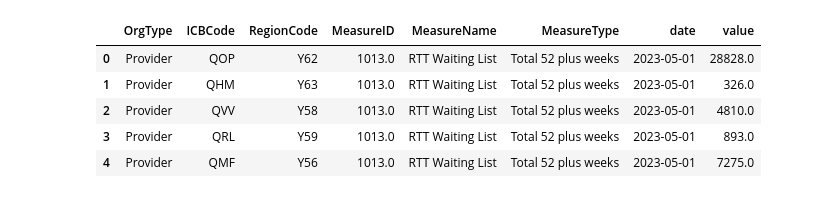
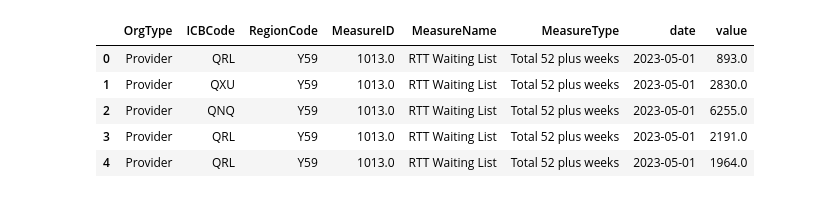
Before and after one commit to martindata999/se_planning_forecasting, a Jupyter notebook: planning_forecasting.ipynb, the cells around one changed output. Saved outputs shown, nothing was run; the diff lists cells and outputs as text; code cells hidden in the pictures.

```diff
--- a/planning_forecasting.ipynb
+++ b/planning_forecasting.ipynb
@@ -8,25 +8,26 @@ import matplotlib.pyplot as plt
 # %%
 # Load data
 # data = pd.read_csv('data.csv')
 data = pd.read_csv('data\planning_historic_actuals.csv')
-data_52wks = data[data['MeasureID'] == 1013]
+data_52wks = data[(data['MeasureID'] == 1013) &
+                  (data['RegionCode'] == "Y59")]
 
 # Unpivot data
 data_52wks = pd.melt(data_52wks, id_vars=data_52wks.columns[1:7], value_vars=data_52wks.columns[8:])
 
 # Rename month column, filter error months, and set data type to date
 data_52wks.rename(columns={'variable': 'date'}, inplace=True)
 data_52wks = data_52wks.loc[data_52wks['date'].str.len() == 6]
 data_52wks['date'] = pd.to_datetime(data_52wks['date'], format='%b-%y')
 
 data_52wks.head()
 # %% [output]
 |  | OrgType | ICBCode | RegionCode | MeasureID | MeasureName | MeasureType | date | value |
-| 0 | Provider | QOP | Y62 | 1013.0 | RTT Waiting List | Total 52 plus weeks | 2023-05-01 | 28828.0 |
-| 1 | Provider | QHM | Y63 | 1013.0 | RTT Waiting List | Total 52 plus weeks | 2023-05-01 | 326.0 |
-| 2 | Provider | QVV | Y58 | 1013.0 | RTT Waiting List | Total 52 plus weeks | 2023-05-01 | 4810.0 |
-| 3 | Provider | QRL | Y59 | 1013.0 | RTT Waiting List | Total 52 plus weeks | 2023-05-01 | 893.0 |
-| 4 | Provider | QMF | Y56 | 1013.0 | RTT Waiting List | Total 52 plus weeks | 2023-05-01 | 7275.0 |
+| 0 | Provider | QRL | Y59 | 1013.0 | RTT Waiting List | Total 52 plus weeks | 2023-05-01 | 893.0 |
+| 1 | Provider | QXU | Y59 | 1013.0 | RTT Waiting List | Total 52 plus weeks | 2023-05-01 | 2830.0 |
+| 2 | Provider | QNQ | Y59 | 1013.0 | RTT Waiting List | Total 52 plus weeks | 2023-05-01 | 6255.0 |
+| 3 | Provider | QRL | Y59 | 1013.0 | RTT Waiting List | Total 52 plus weeks | 2023-05-01 | 2191.0 |
+| 4 | Provider | QRL | Y59 | 1013.0 | RTT Waiting List | Total 52 plus weeks | 2023-05-01 | 1964.0 |
 # %%
 # Sum value to region total
 data_52wks_forecast = data_52wks.groupby('date')['value'].sum().reset_index()
```
Also changed, not shown: parts of 1 cell of this notebook.
